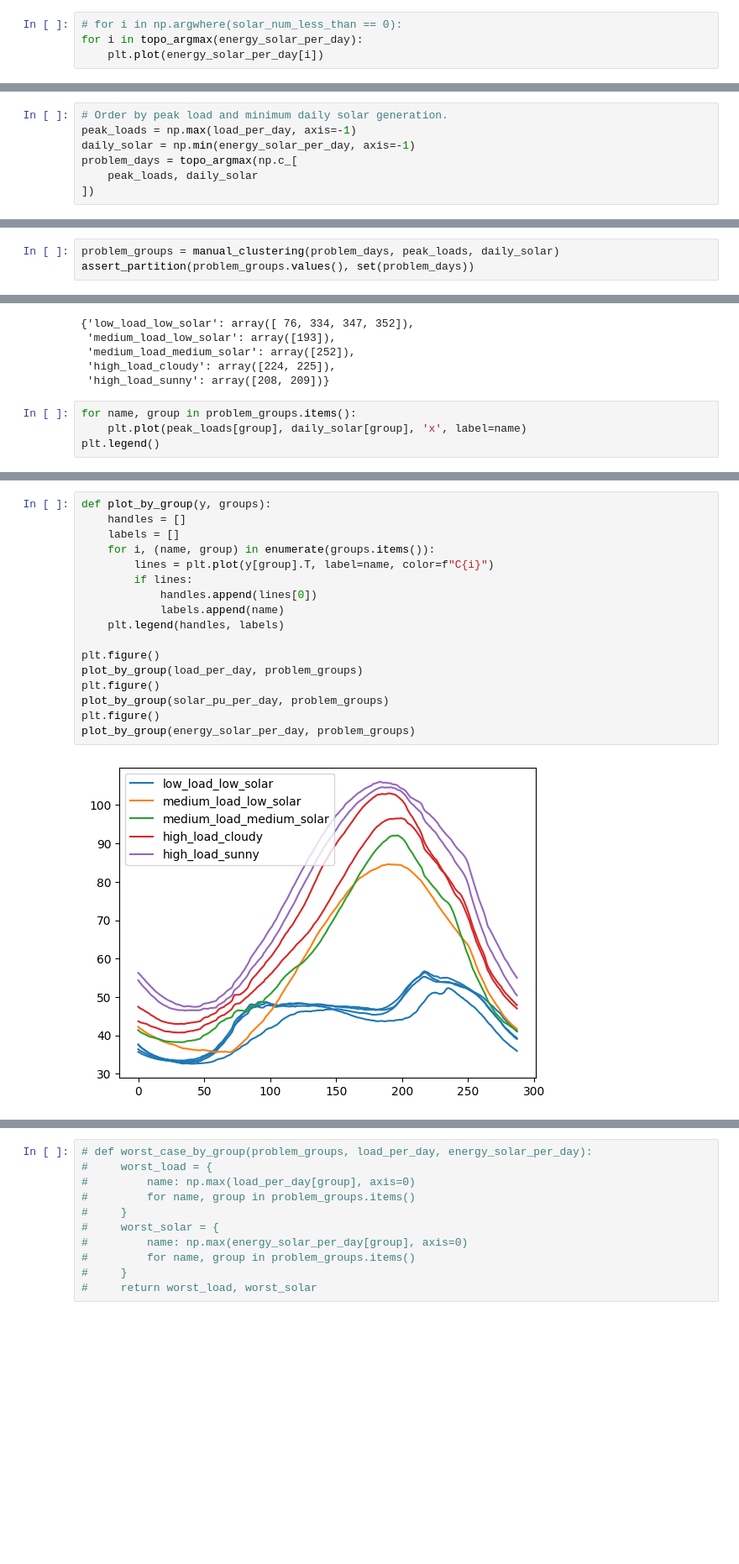
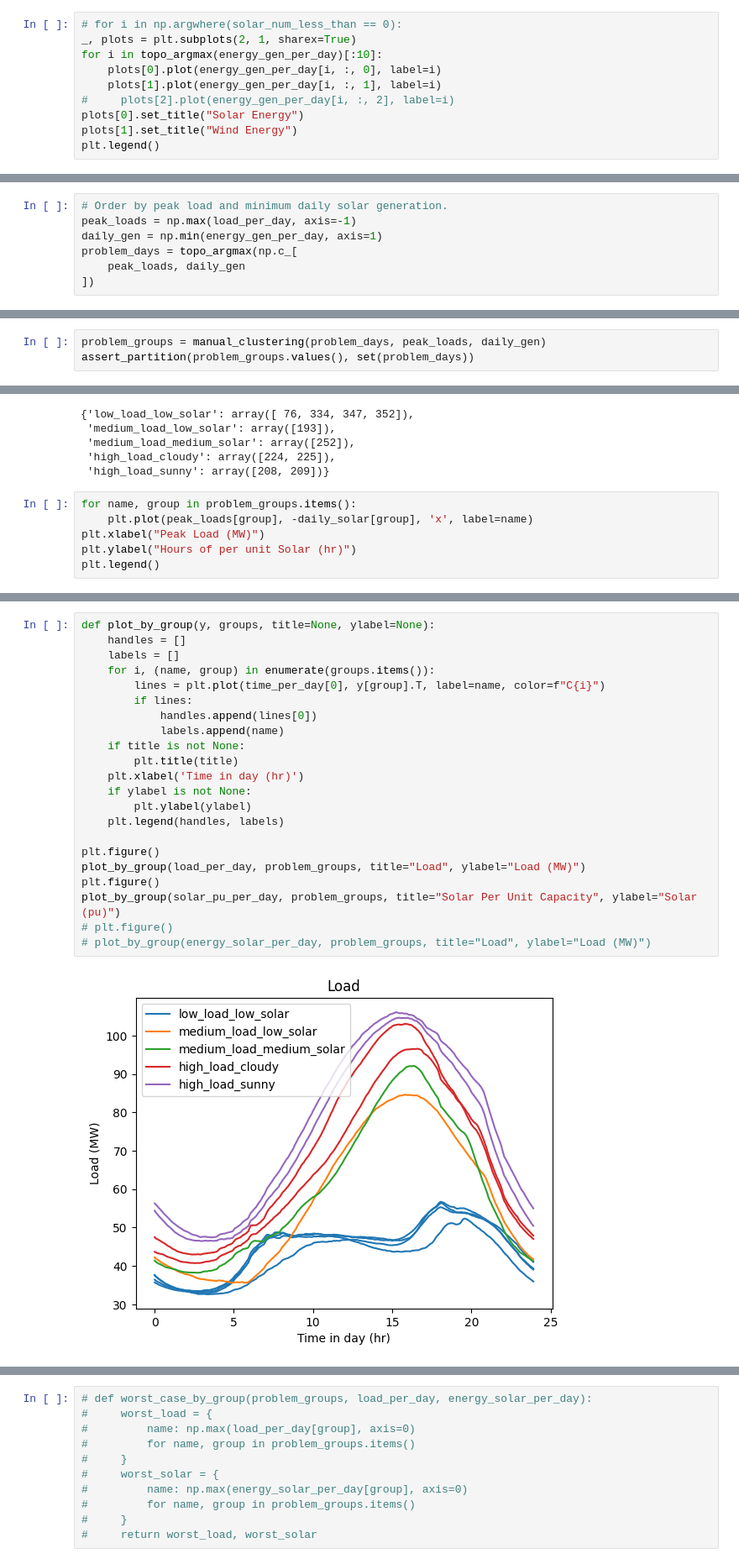
Before and after one commit to seanjennings960/renewableopt, a Jupyter notebook: notebooks/peak_ordering.ipynb, the cells around one changed output, grey strips where cells are left out. Shown at 84% size. Drawn from its saved outputs; the diff is of its cells as text; blank space fills up the shorter version.

```diff
--- a/notebooks/peak_ordering.ipynb
+++ b/notebooks/peak_ordering.ipynb
@@ -25,5 +32,11 @@ energy_solar_per_day = solar_pu_per_day @ gamma.T
 # %%
 # for i in np.argwhere(solar_num_less_than == 0):
-for i in topo_argmax(energy_solar_per_day):
-    plt.plot(energy_solar_per_day[i])
+_, plots = plt.subplots(2, 1, sharex=True)
+for i in topo_argmax(energy_gen_per_day)[:10]:
+    plots[0].plot(energy_gen_per_day[i, :, 0], label=i)
+    plots[1].plot(energy_gen_per_day[i, :, 1], label=i)
+#     plots[2].plot(energy_gen_per_day[i, :, 2], label=i)
+plots[0].set_title("Solar Energy")
+plots[1].set_title("Wind Energy")
+plt.legend()
 # %% [output]
@@ -37,7 +50,7 @@ plt.plot(energy_solar_per_day[365])
 # %%
 # Order by peak load and minimum daily solar generation.
 peak_loads = np.max(load_per_day, axis=-1)
-daily_solar = np.min(energy_solar_per_day, axis=-1)
+daily_gen = np.min(energy_gen_per_day, axis=1)
 problem_days = topo_argmax(np.c_[
-    peak_loads, daily_solar
+    peak_loads, daily_gen
 ])
@@ -48,3 +80,3 @@ array([ 76, 193, 208, 209, 224, 225, 252, 334, 347, 352])
 # %%
-problem_groups = manual_clustering(problem_days, peak_loads, daily_solar)
+problem_groups = manual_clustering(problem_days, peak_loads, daily_gen)
 assert_partition(problem_groups.values(), set(problem_days))
@@ -62,7 +96,9 @@ problem_groups
  'high_load_sunny': array([208, 209])}
 # %%
 for name, group in problem_groups.items():
-    plt.plot(peak_loads[group], daily_solar[group], 'x', label=name)
+    plt.plot(peak_loads[group], -daily_solar[group], 'x', label=name)
+plt.xlabel("Peak Load (MW)")
+plt.ylabel("Hours of per unit Solar (hr)")
 plt.legend()
 # %% [output]
 <matplotlib.legend.Legend at 0x...>
@@ -70,19 +106,24 @@ plt.legend()
 # %%
-def plot_by_group(y, groups):
+def plot_by_group(y, groups, title=None, ylabel=None):
     handles = []
     labels = []
     for i, (name, group) in enumerate(groups.items()):
-        lines = plt.plot(y[group].T, label=name, color=f"C{i}")
+        lines = plt.plot(time_per_day[0], y[group].T, label=name, color=f"C{i}")
         if lines:
             handles.append(lines[0])
             labels.append(name)
+    if title is not None:
+        plt.title(title)
+    plt.xlabel('Time in day (hr)')
+    if ylabel is not None:
+        plt.ylabel(ylabel)
     plt.legend(handles, labels)
 
 plt.figure()
-plot_by_group(load_per_day, problem_groups)
+plot_by_group(load_per_day, problem_groups, title="Load", ylabel="Load (MW)")
 plt.figure()
-plot_by_group(solar_pu_per_day, problem_groups)
-plt.figure()
-plot_by_group(energy_solar_per_day, problem_groups)
+plot_by_group(solar_pu_per_day, problem_groups, title="Solar Per Unit Capacity", ylabel="Solar (pu)")
+# plt.figure()
+# plot_by_group(energy_solar_per_day, problem_groups, title="Load", ylabel="Load (MW)")
 # %% [output]
-[figure, old version]
+[figure, new version]
```
Also changed, not shown: parts of 30 cells of this notebook, 3 other files.
